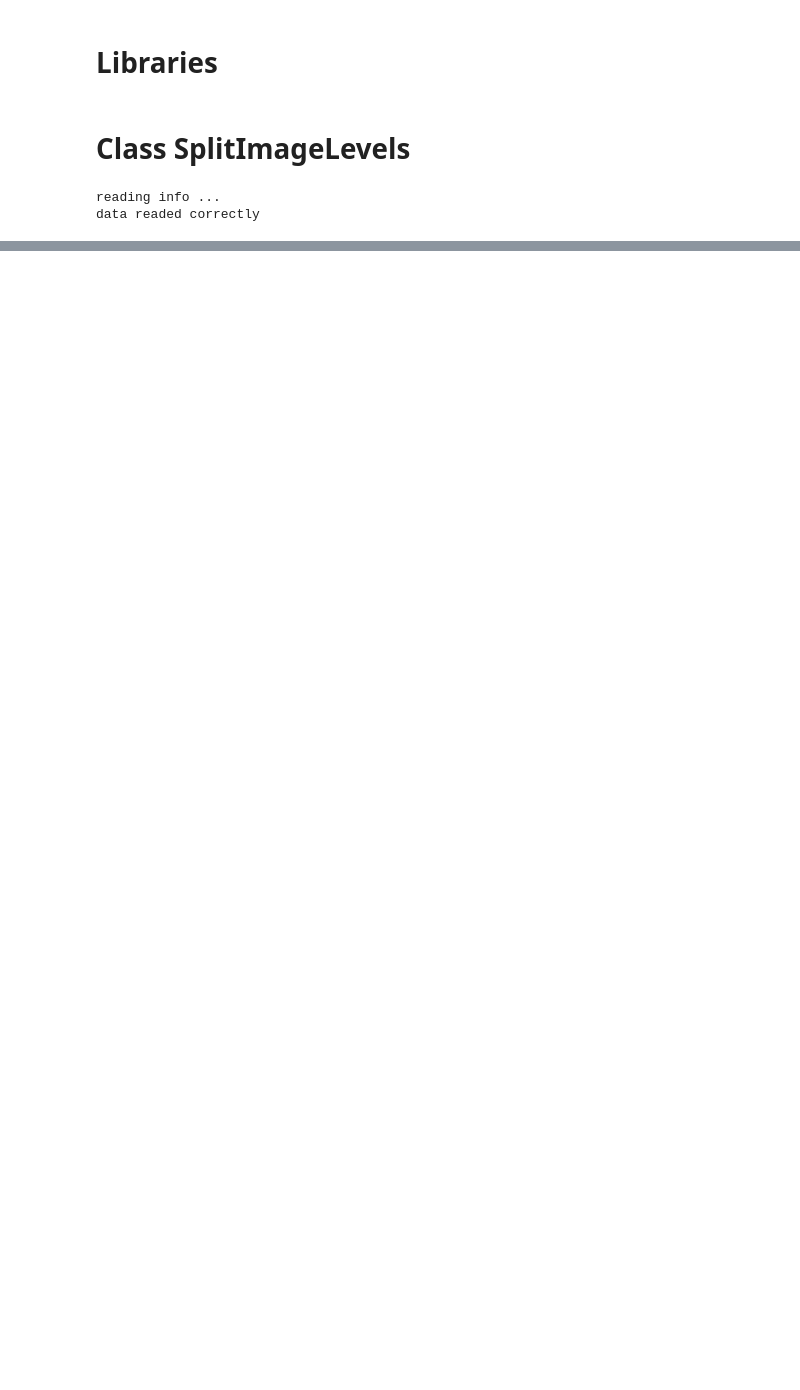
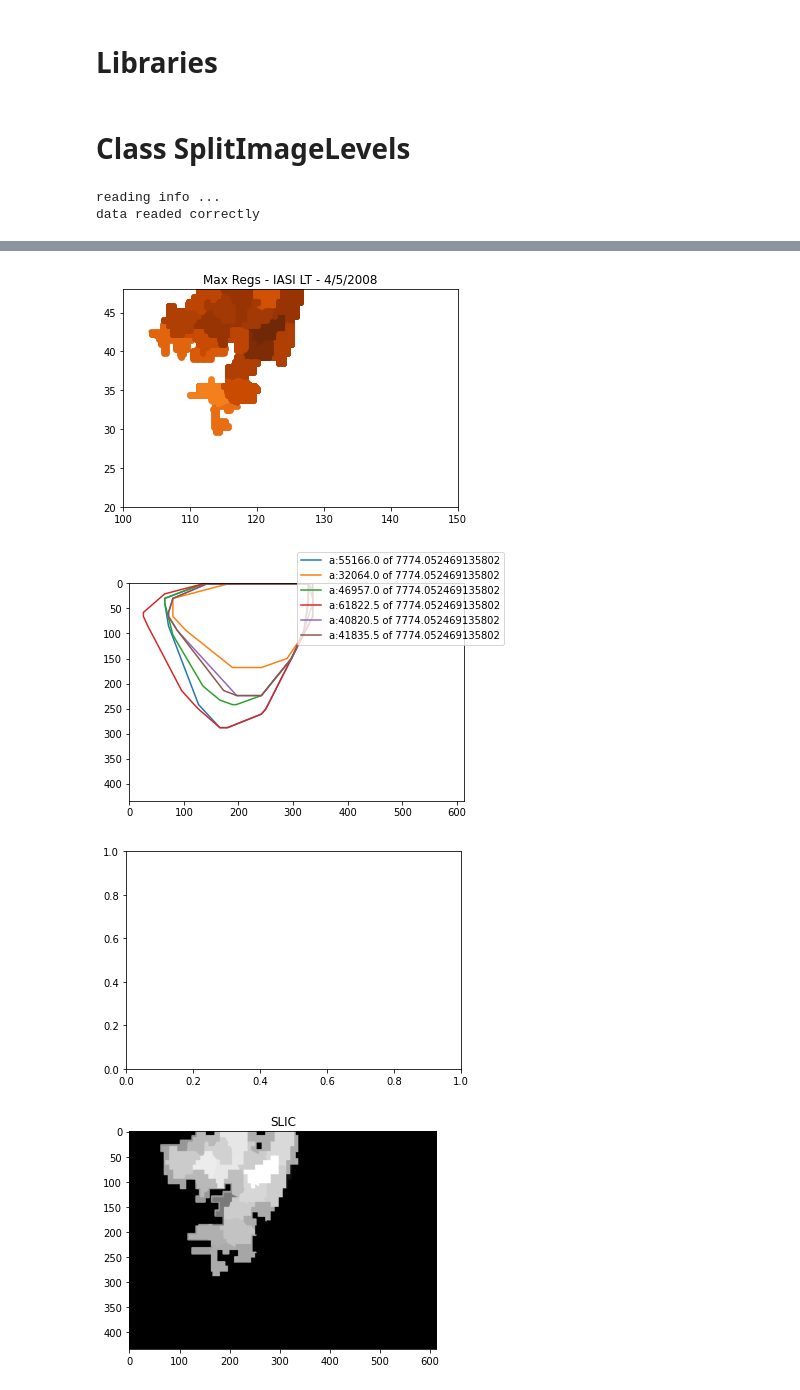
Before and after one commit to kmiloarguello/ozone-pollution, a Jupyter notebook: main.ipynb, the cells around one changed output, grey strips where cells are left out. Drawn from its saved outputs; the diff is of its cells as text; code cells hidden in the pictures; blank space fills up the shorter version.

```diff
--- a/main.ipynb
+++ b/main.ipynb
@@ -902,0 +949,7 @@ filename image-temp.png
+# %%
+imageLT.divide_regions(image,regx, regy, polys, lines, values)
+# %% [output]
+[figure, added]
+[figure, added]
+[figure, added]
+[figure, added]
```
Also changed, not shown: parts of 13 cells of this notebook.
